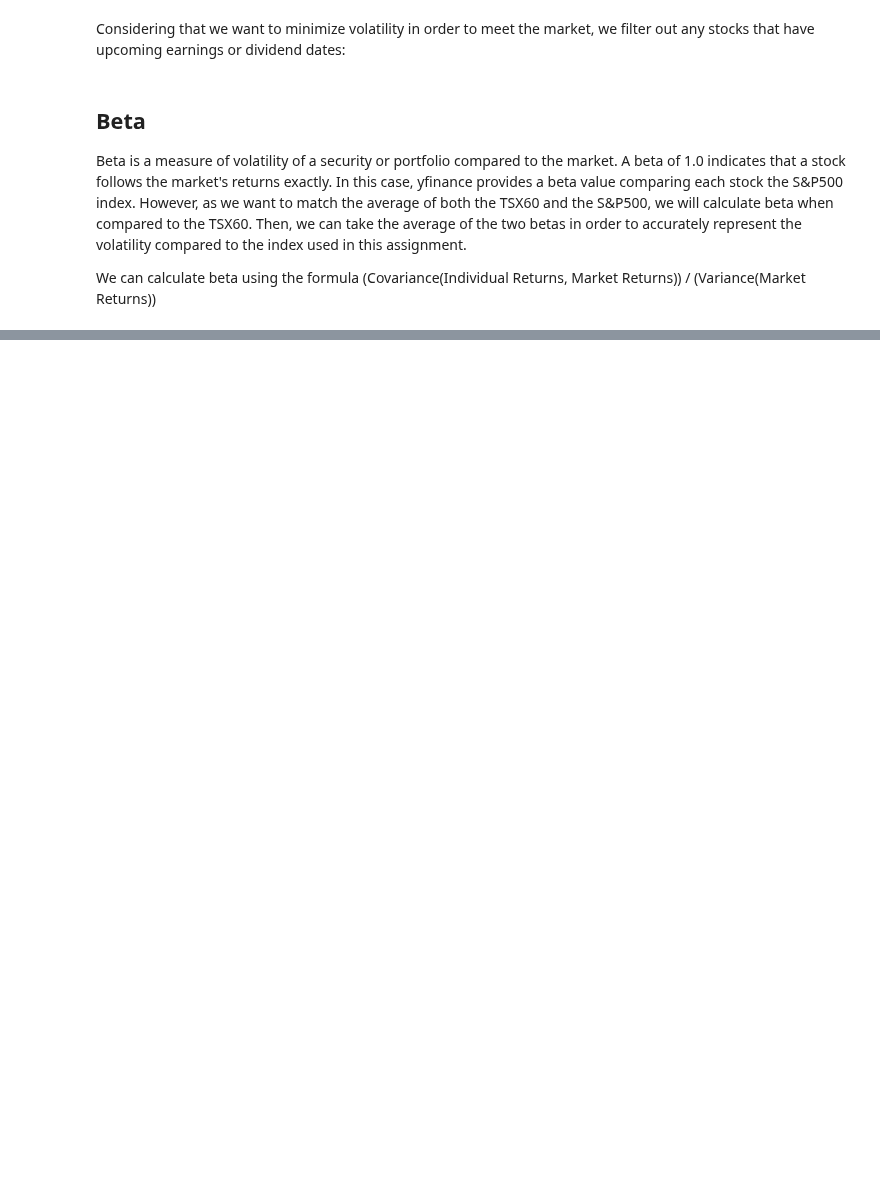
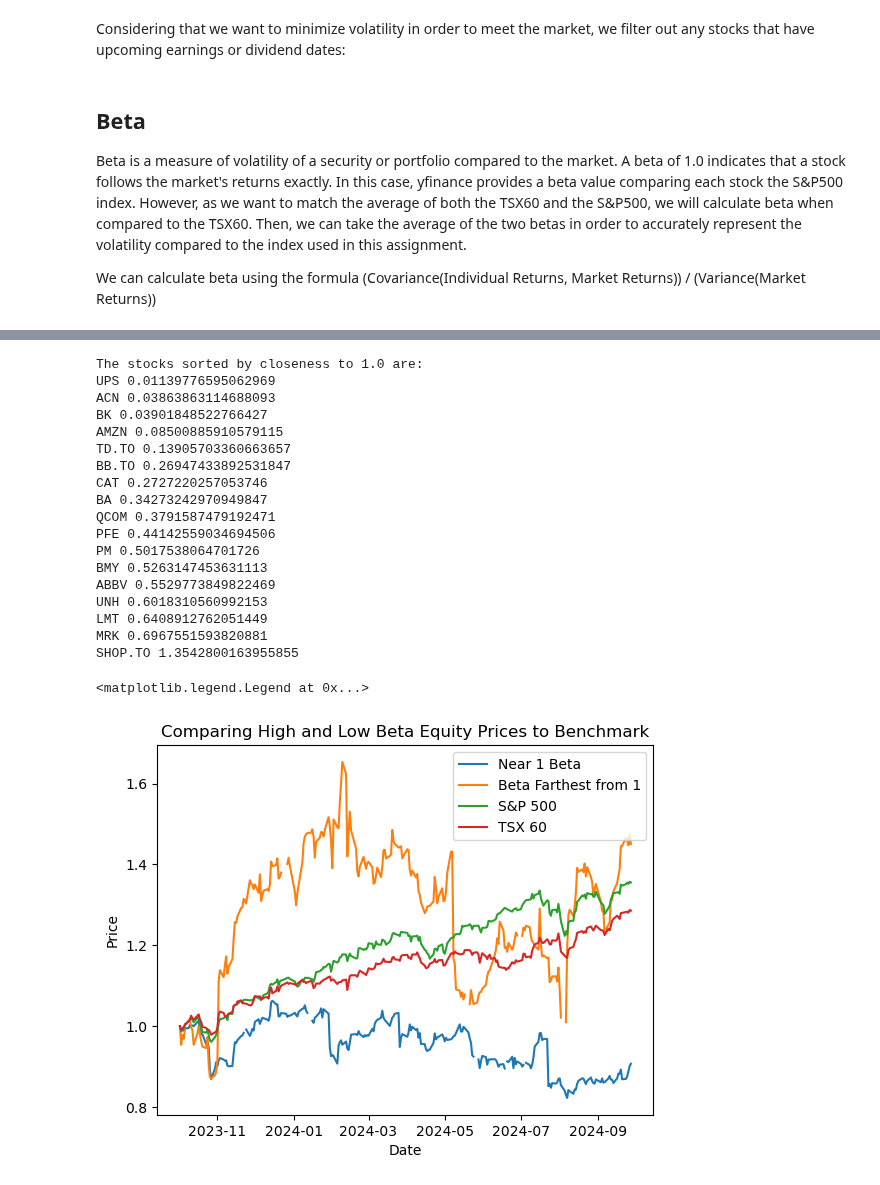
Before and after one commit to emlyqi/cfm101final, a Jupyter notebook: Team_05_Assignment.ipynb, the cells around one changed output, grey strips where cells are left out. Cells and saved outputs as stored; diff of their text form; code cells hidden in the pictures; blank space fills up the shorter version.

Commit message:
beta graph

```diff
--- a/Team_05_Assignment.ipynb
+++ b/Team_05_Assignment.ipynb
@@ -51,11 +51,16 @@ for i in delisted:
 exchangelist = ['NMS', 'NYQ', 'TOR']
 minprice = 5
 minvolume = 100000
+mincap = 1000000000
 
 for ticker in tickerlist:
     t = yf.Ticker(ticker)
     hist = t.history(start=startdate, end=enddate, period='1mo')
-    if (t.get_history_metadata())['exchangeName'] not in exchangelist or hist['Volume'].mean() < minvolume or hist['Close'].mean() < minprice:
+    inf = t.fast_info
+    if ((t.get_history_metadata())['exchangeName'] not in exchangelist
+            or hist['Volume'].mean() < minvolume
+            or hist['Close'].mean() < minprice
+            or inf['market_cap'] > mincap):
         tickerlist.remove(ticker)
 # %% [output]
 [*********************100%***********************]  41 of 41 completed
@@ -109,7 +114,8 @@ Beta is a measure of volatility of a security or portfolio compared to the marke
 
 We can calculate beta using the formula (Covariance(Individual Returns, Market Returns)) / (Variance(Market Returns))
 # %%
-tsxprice = yf.download('XIU.TO', start=startdate, end=enddate)['Adj Close'] #the TSX60 isn't directly tracked on yfinance, so we use XIU.TO (an ETF that mimics the TSX)
+tsxprice = yf.download('XIU.TO', start=startdate, end=enddate)['Adj Close']
+spprice = yf.download('SPY', start=startdate, end=enddate)['Adj Close']
 beta_dict = {}
 closedata = stockdata.loc[:, 'Adj Close']
 #pre calculate variance of the TSX index to avoid looped computation
@@ -131,8 +137,0 @@ for ticker in tickerlist:
-# %%
-#create list to store sorted order
-betaSorted = []
-print('The stocks sorted by closeness to 1.0 are: ')
-for t in sorted(beta_dict, key=beta_dict.get, reverse=False):
-    betaSorted.append([t, beta_dict[t]])
-
-print(betaSorted)
@@ -180,0 +138,38 @@ Portfolio_Final
+# %%
+beta_sorted = []
+print('The stocks sorted by closeness to 1.0 are: ')
+for t in sorted(beta_dict, key=beta_dict.get, reverse=False):
+    beta_sorted.append(t)
+    print(t, beta_dict[t])
+
+fig, ax = plt.subplots()
+ax.set_title("Comparing High and Low Beta Equity Prices to Benchmark")
+ax.set_xlabel("Date")
+ax.set_ylabel("Price")
+
+ax.plot(closedata[beta_sorted[0]] / (closedata[beta_sorted[0]]).values[0], label='Near 1 Beta')
+ax.plot(closedata[beta_sorted[-1]] / (closedata[beta_sorted[-1]]).values[0], label='Beta Farthest from 1')
+ax.plot(spprice / spprice.values[0], label='S&P 500')
+ax.plot(tsxprice / tsxprice.values[0], label='TSX 60')
+ax.legend(loc='best')
+# %% [output]
+The stocks sorted by closeness to 1.0 are:
+UPS 0.01139776595062969
+ACN 0.03863863114688093
+BK 0.03901848522766427
+AMZN 0.08500885910579115
+TD.TO 0.13905703360663657
+BB.TO 0.26947433892531847
+CAT 0.2727220257053746
+BA 0.34273242970949847
+QCOM 0.3791587479192471
+PFE 0.44142559034694506
+PM 0.5017538064701726
+BMY 0.5263147453631113
+ABBV 0.5529773849822469
+UNH 0.6018310560992153
+LMT 0.6408912762051449
+MRK 0.6967551593820881
+SHOP.TO 1.3542800163955855
+<matplotlib.legend.Legend at 0x...>
+[figure, added]
```
Also changed, not shown: parts of 5 cells of this notebook.
